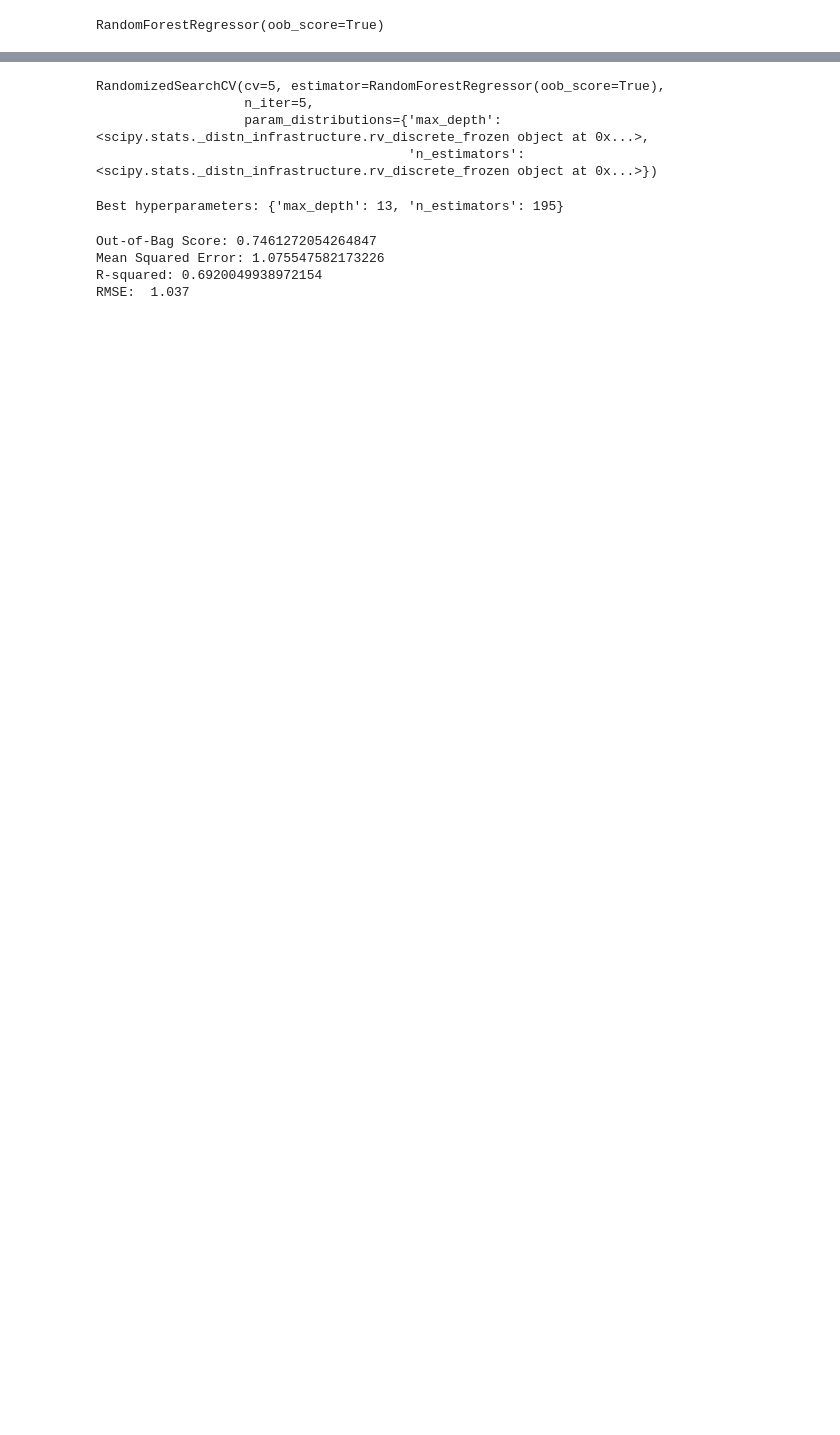
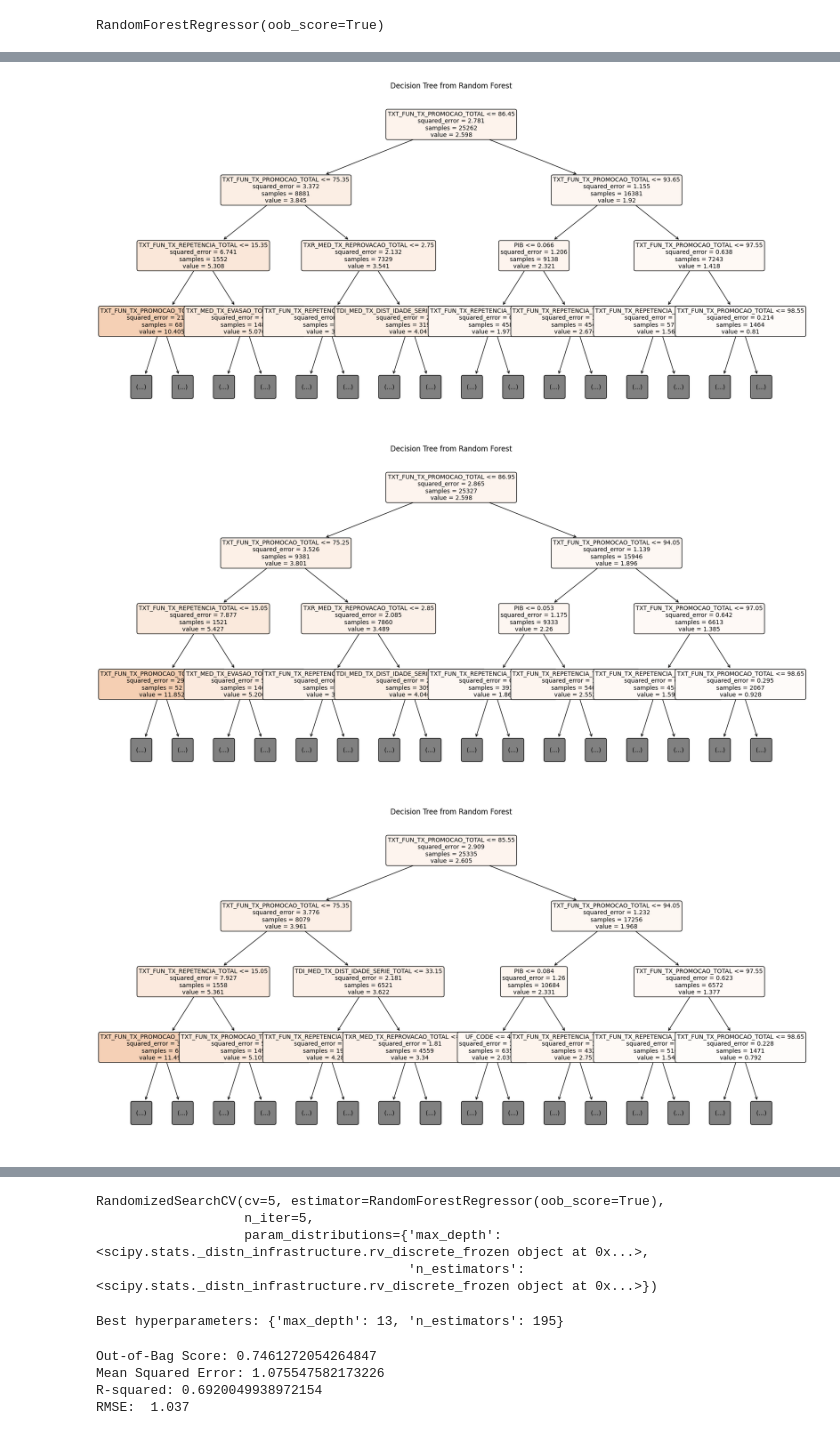
Before and after one commit to gabriel-a-b-gomes/MC906, a Jupyter notebook: notebooks/random_forest.ipynb, the cells around one changed output, grey strips where cells are left out. Drawn from its saved outputs; the diff is of its cells as text; code cells hidden in the pictures; blank space fills up the shorter version.

```diff
--- a/notebooks/random_forest.ipynb
+++ b/notebooks/random_forest.ipynb
@@ -160,10 +63,14 @@ RMSE:  1.04
 # %%
 from sklearn.tree import plot_tree
 
 for i in range(3):
     tree = rf.estimators_[i]
     plt.figure(figsize=(20, 10))
-    plot_tree(tree, feature_names=trainning_df.columns.tolist(), filled=True, rounded=True, fontsize=10, max_depth=2)
+    plot_tree(tree, feature_names=trainning_df.columns.tolist(), filled=True, rounded=True, fontsize=10, max_depth=3)
     plt.title("Decision Tree from Random Forest")
     plt.show()
+# %% [output]
+[figure, added]
+[figure, added]
+[figure, added]
 # %%
```
Also changed, not shown: parts of 18 cells of this notebook.
